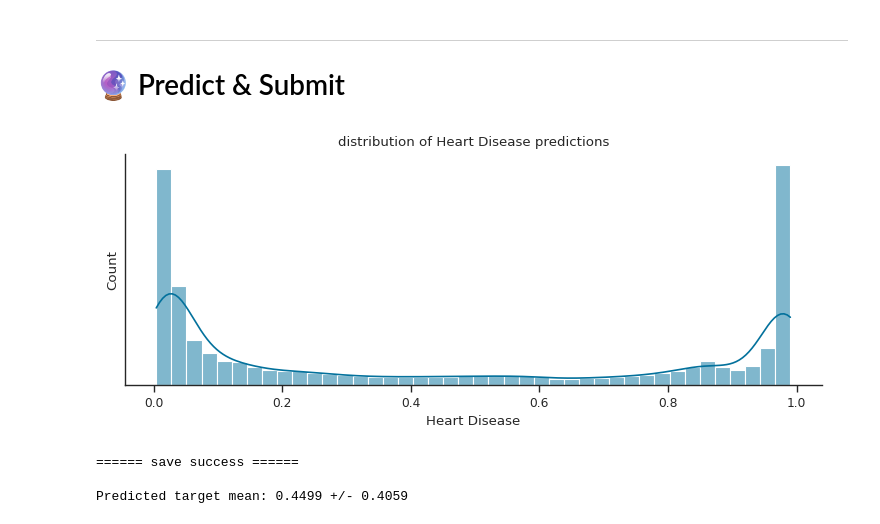
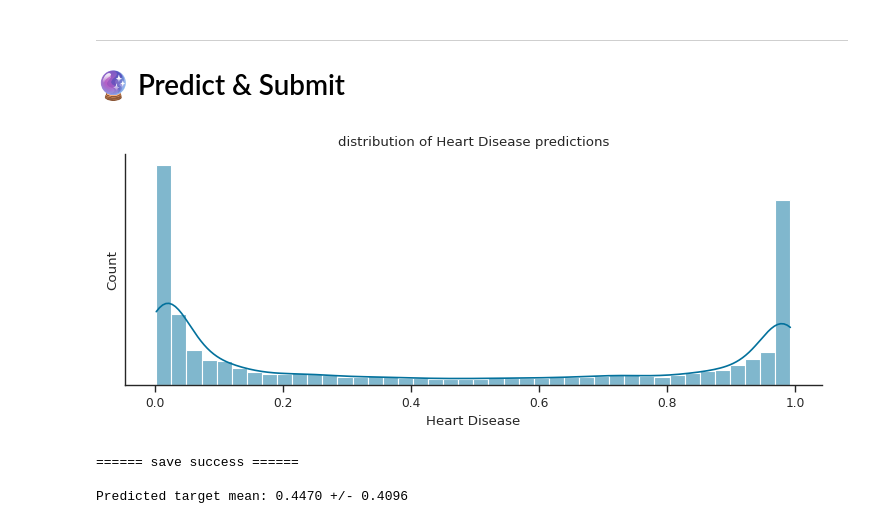
Before and after one commit to 2awesome-rob/iron_fungi, a Jupyter notebook: Binary_Classification_Probability_AUC.ipynb, the cells around one changed output. Drawn from its saved outputs; the diff is of its cells as text; code cells hidden in the pictures.

```diff
--- a/Binary_Classification_Probability_AUC.ipynb
+++ b/Binary_Classification_Probability_AUC.ipynb
@@ -422,5 +416,5 @@ X_train, y_train, X_val,  y_val, X_test, y_test = mkf.split_training_data(
     XY, training_features, target, validation_size = 0.2)
 
 feature_importance = mkf.get_feature_importance(
-    X_train, X_val, y_train, y_val, verbose=False, task = "classification_probability")
+    X_train, X_val, y_train, y_val, verbose=False, task = "class_probability")
 # %% [output]
@@ -434,7 +428,7 @@ X_train, y_train, X_val, y_val, _, _ = mkf.split_training_data(
     XY, training_features, target, validation_size=0.2)
 
 trained_model, _ = mkf.train_and_score_model(
-    X_train, X_val, y_train, y_val, model, task = "classification_probability")
+    X_train, X_val, y_train, y_val, model, task = "class_probability")
 # %% [output]
 ***  model score:  0.9548  ***
 [figure]
@@ -454,23 +454,24 @@ trained_model, _ = mkf.train_and_score_model(
 # %%
-important_features = [f for f in feature_importance.index.tolist() if feature_importance[f] > 2]
 
 base_models = {
-    'lr' : skl.linear_model.LogisticRegression,
-    'hgb' : skl.ensemble.HistGradientBoostingClassifier,
+#    'lr' : skl.linear_model.LogisticRegression,
     'lgb' : lgb.LGBMClassifier,
+    'lgb2' : lgb.LGBMClassifier,
     'xgb' : xgb.XGBClassifier,
     'xgb2' : xgb.XGBClassifier,
     'catb' : catb.CatBoostClassifier,
+    'catb2' : catb.CatBoostClassifier,
+    'hgb' : skl.ensemble.HistGradientBoostingClassifier,
 }
 
 params = {
     'lr' : {'C': 0.6, 'max_iter': 267, 'solver': 'sag'},
     'mlp' : {'hidden_layer_sizes' : (64,64), 'random_state' : 69},
-    'hgb' : {'max_iter': 1000, 'learning_rate': 0.038, 'max_leaf_nodes': 24, 'min_samples_leaf': 24, 'l2_regularization': 0.008, 'early_stopping': True}
+#    'hgb' : {'max_iter': 1000, 'learning_rate': 0.038, 'max_leaf_nodes': 24, 'min_samples_leaf': 24, 'l2_regularization': 0.008, 'early_stopping': True}
 }
 
 models, training_features = mkf.get_ready_models(XY, important_features, target,
-    base_models, task='classification_probability', direction='maximize', hyper_params=params,
+    base_models, task='class_probability', direction='maximize', hyper_params=params,
     n_features=3, n_trials=22, CORES=CORES, DEVICE=DEVICE, verbose=False
 )
 # %% [output]
@@ -577,7 +622,7 @@ Best catb params: {'n_estimators': 128, 'learning_rate': 0.06687680844154503, 'l
 - 'catb' : 30s  / fold
 # %%
 trained_models, stacking_model = mkf.cv_train_models(XY, training_features, target,
-    models, task='classification_probability', folds=11
+    models, task='class_probability', folds=11
     )
 # %% [output]
 =====================================================================
@@ -607,11 +652,11 @@ Score:  0.9533
 # 🔮 Predict & Submit
 # %%
 predictions = mkf.submit_cv_predict(X_test, y_test, training_features, target,
-                      trained_models, task='classification_probability',
+                      trained_models, task='class_probability',
                       meta_model=stacking_model,
                       path=PATH, verbose=True)
 # %% [output]
-[figure, old version]
+[figure, new version]
 ====== save success ======
 
-Predicted target mean: 0.4499 +/- 0.4059
+Predicted target mean: 0.4470 +/- 0.4096
```
Also changed, not shown: parts of 13 cells of this notebook.
